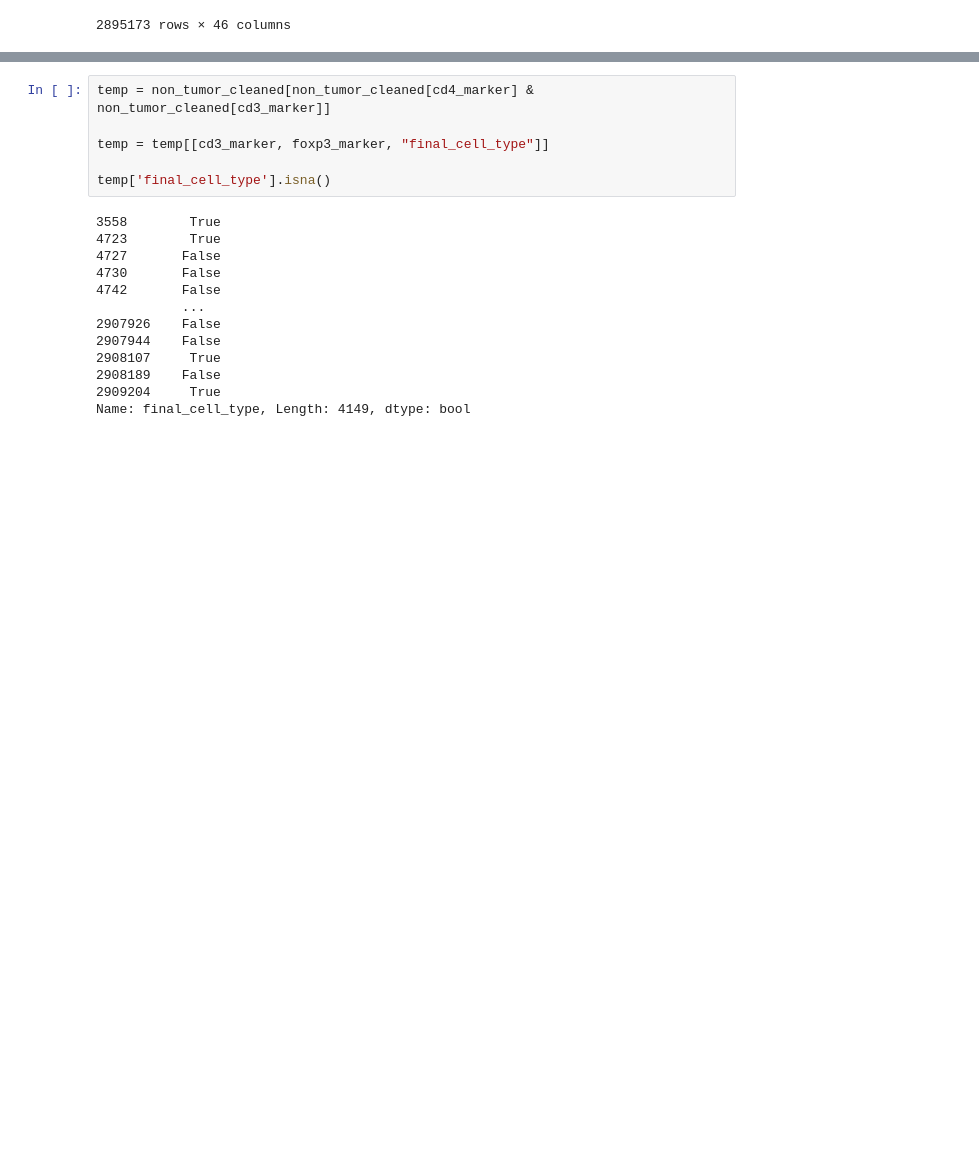
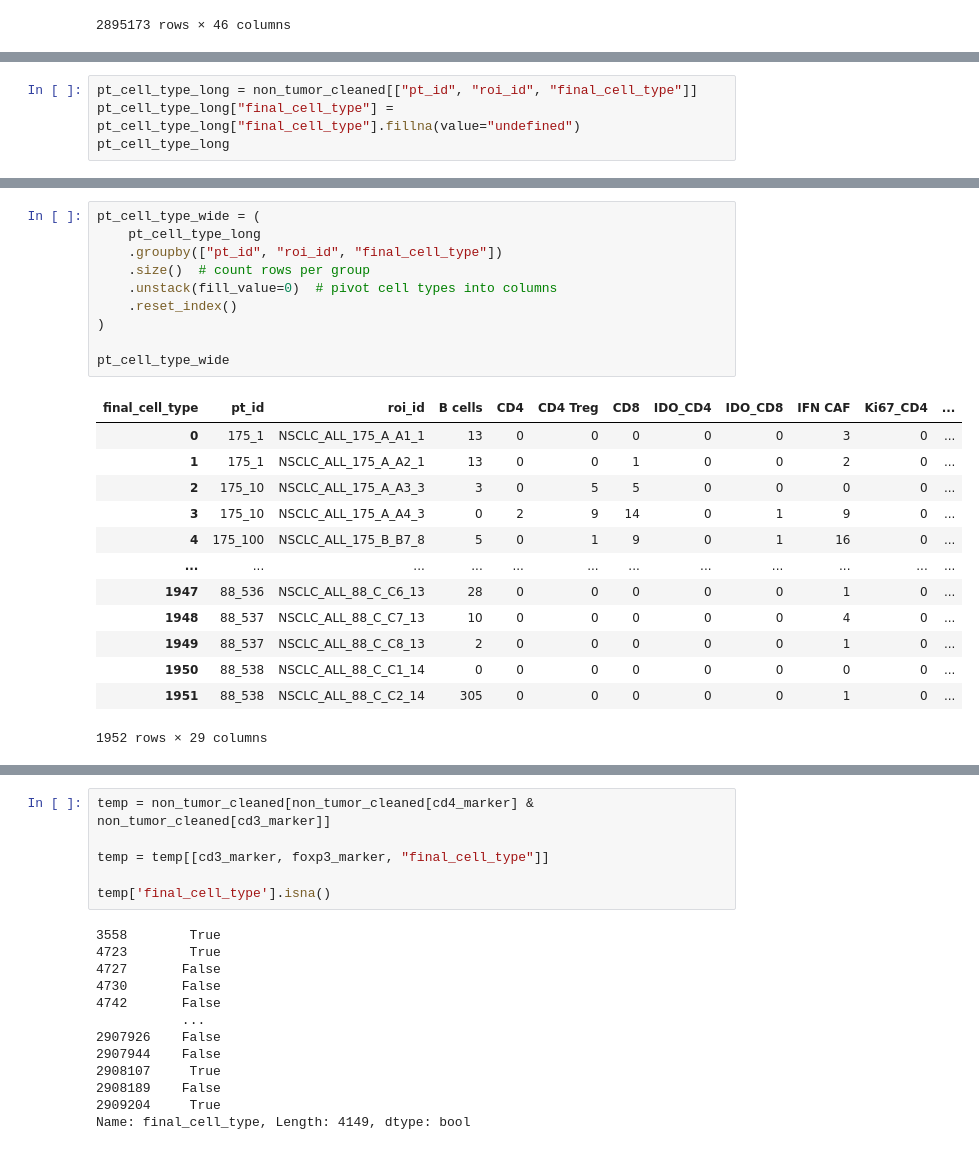
Before and after one commit to QBRC/multiTAP, a Jupyter notebook: notebooks/cell_phenotyping.ipynb, the cells around one changed output, grey strips where cells are left out. Cells and saved outputs as stored; diff of their text form; blank space fills up the shorter version.

```diff
--- a/notebooks/cell_phenotyping.ipynb
+++ b/notebooks/cell_phenotyping.ipynb
@@ -366,0 +365,4 @@ ido_marker
+# %%
+pt_cell_type_long = non_tumor_cleaned[["pt_id", "roi_id", "final_cell_type"]]
+pt_cell_type_long["final_cell_type"] = pt_cell_type_long["final_cell_type"].fillna(value="undefined")
+pt_cell_type_long
@@ -366,0 +388,24 @@ ido_marker
+# %%
+pt_cell_type_wide = (
+    pt_cell_type_long
+    .groupby(["pt_id", "roi_id", "final_cell_type"])
+    .size()  # count rows per group
+    .unstack(fill_value=0)  # pivot cell types into columns
+    .reset_index()
+)
+
+pt_cell_type_wide
+# %% [output]
+| final_cell_type | pt_id | roi_id | B cells | CD4 | CD4 Treg | CD8 | IDO_CD4 | IDO_CD8 | IFN CAF | Ki67_CD4 | ... |
+| 0 | 175_1 | NSCLC_ALL_175_A_A1_1 | 13 | 0 | 0 | 0 | 0 | 0 | 3 | 0 | ... |
+| 1 | 175_1 | NSCLC_ALL_175_A_A2_1 | 13 | 0 | 0 | 1 | 0 | 0 | 2 | 0 | ... |
+| 2 | 175_10 | NSCLC_ALL_175_A_A3_3 | 3 | 0 | 5 | 5 | 0 | 0 | 0 | 0 | ... |
+| 3 | 175_10 | NSCLC_ALL_175_A_A4_3 | 0 | 2 | 9 | 14 | 0 | 1 | 9 | 0 | ... |
+| 4 | 175_100 | NSCLC_ALL_175_B_B7_8 | 5 | 0 | 1 | 9 | 0 | 1 | 16 | 0 | ... |
+| ... | ... | ... | ... | ... | ... | ... | ... | ... | ... | ... | ... |
+| 1947 | 88_536 | NSCLC_ALL_88_C_C6_13 | 28 | 0 | 0 | 0 | 0 | 0 | 1 | 0 | ... |
+| 1948 | 88_537 | NSCLC_ALL_88_C_C7_13 | 10 | 0 | 0 | 0 | 0 | 0 | 4 | 0 | ... |
+| 1949 | 88_537 | NSCLC_ALL_88_C_C8_13 | 2 | 0 | 0 | 0 | 0 | 0 | 1 | 0 | ... |
+| 1950 | 88_538 | NSCLC_ALL_88_C_C1_14 | 0 | 0 | 0 | 0 | 0 | 0 | 0 | 0 | ... |
+| 1951 | 88_538 | NSCLC_ALL_88_C_C2_14 | 305 | 0 | 0 | 0 | 0 | 0 | 1 | 0 | ... |
+1952 rows × 29 columns
```
Also changed, not shown: parts of 7 cells of this notebook.
